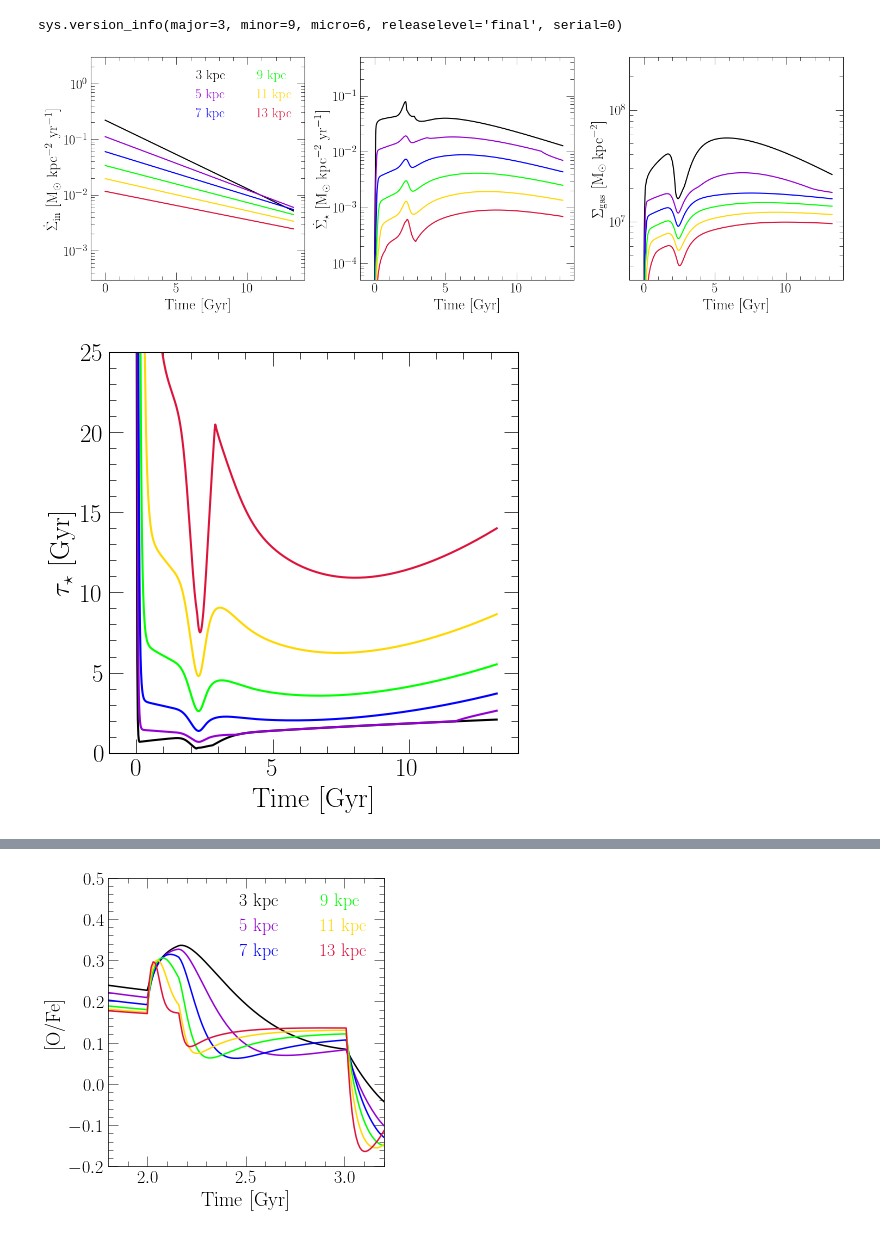
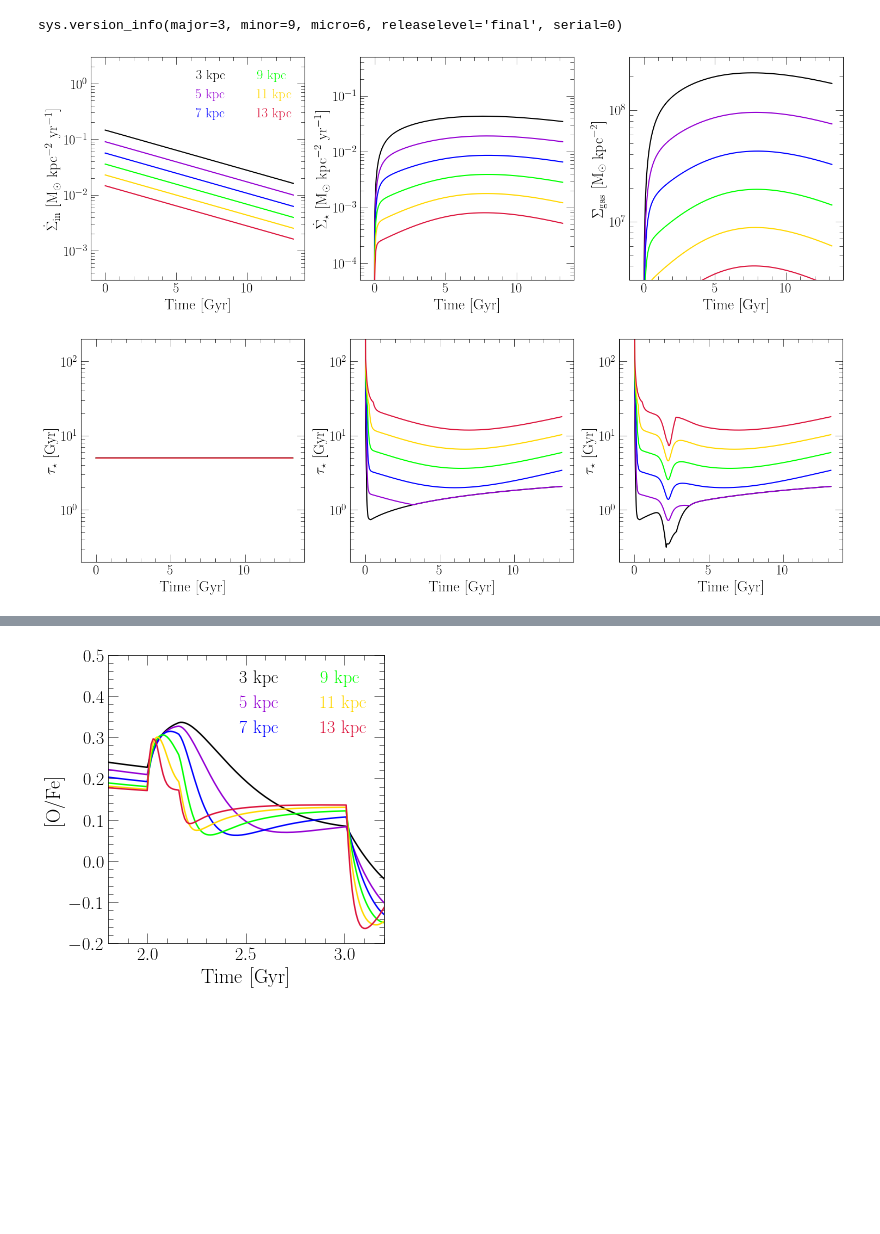
Before and after one commit to giganano/bimodality, a Jupyter notebook: notebooks/clumpy_bursts_contd.ipynb, the cells around one changed output, grey strips where cells are left out. Drawn from its saved outputs; the diff is of its cells as text; code cells hidden in the pictures; blank space fills up the shorter version.

Commit message:
gaussian burst updates

```diff
--- a/notebooks/clumpy_bursts_contd.ipynb
+++ b/notebooks/clumpy_bursts_contd.ipynb
@@ -17,9 +17,15 @@ sys.version_info(major=3, minor=9, micro=6, releaselevel='final', serial=0)
 #     "%s/expifr_control" % (path),
 #     "%s/expifr_onset2_dur1_fac10" % (path)
 # ]
-path = "../outputs/clumpy-bursts/post-process"
+# path = "../outputs/clumpy-bursts/post-process"
+# names = [
+#     "%s/gaussian_burst_test" % (path)
+# ]
+path = "/var/home/johnson.7419.local/bimodality-outputs/clumpy-bursts/post-process"
 names = [
-    "%s/gaussian_burst_test" % (path)
+    "%s/expifr_taustar5" % (path),
+    "%s/expifr_control" % (path),
+    "%s/expifr_gaussian_burst_test" % (path)
 ]
 outputs = [vice.output(_) for _ in names]
 for out in outputs:
@@ -76,37 +82,38 @@ fancy_legend(leg, colors)
 plt.tight_layout()
 plt.show()
 # %% [output]
-[figure, old version]
+[figure, new version]
 # %%
 fig = plt.figure(figsize = (5 * len(outputs), 5))
 axes = []
 for i in range(len(outputs)):
     axes.append(fig.add_subplot(111 + 10 * (len(outputs) - 1) + i))
     axes[i].set_xlabel("Time [Gyr]")
     axes[i].set_ylabel(r"$\tau_\star$ [Gyr]")
     axes[i].set_xlim([-1, 14])
-    axes[i].set_ylim([0, 25])
+    axes[i].set_ylim([0.2, 200])
+    axes[i].set_yscale("log")
 
 radii = [3, 5, 7, 9, 11, 13]
 zones = ["zone%d" % (int(_ / zonewidth)) for _ in radii]
 colors = ["black", "darkviolet", "blue", "lime", "gold", "crimson"]
 
 for out in outputs:
     for i in range(len(zones)):
         kwargs = {
             "c": named_colors()[colors[i]],
             "label": "%d kpc" % (radii[i])
         }
         xvals = out.zones[zones[i]].history["time"]
         yvals = [1.e-9 * a / b for a, b in zip(
             out.zones[zones[i]].history["mgas"],
             out.zones[zones[i]].history["sfr"])]
         axes[outputs.index(out)].plot(xvals, yvals, **kwargs)
 
 plt.tight_layout()
 plt.show()
 # %% [output]
-[figure, old version]
+[figure, new version]
 # %%
 fig = plt.figure(figsize = (5 * len(outputs), 5))
 axes = []
```
Also changed, not shown: parts of 1 cell of this notebook, 4 other files.
